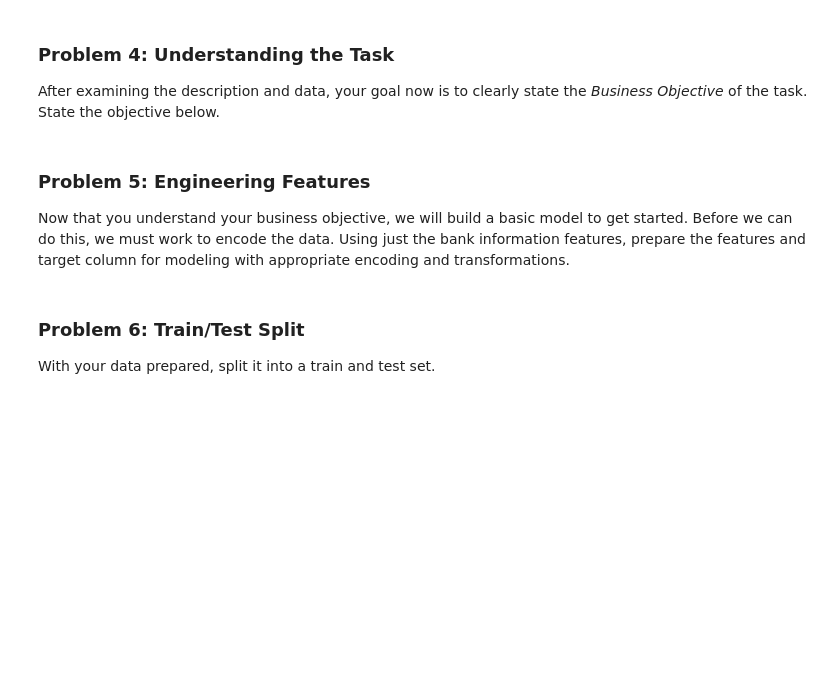
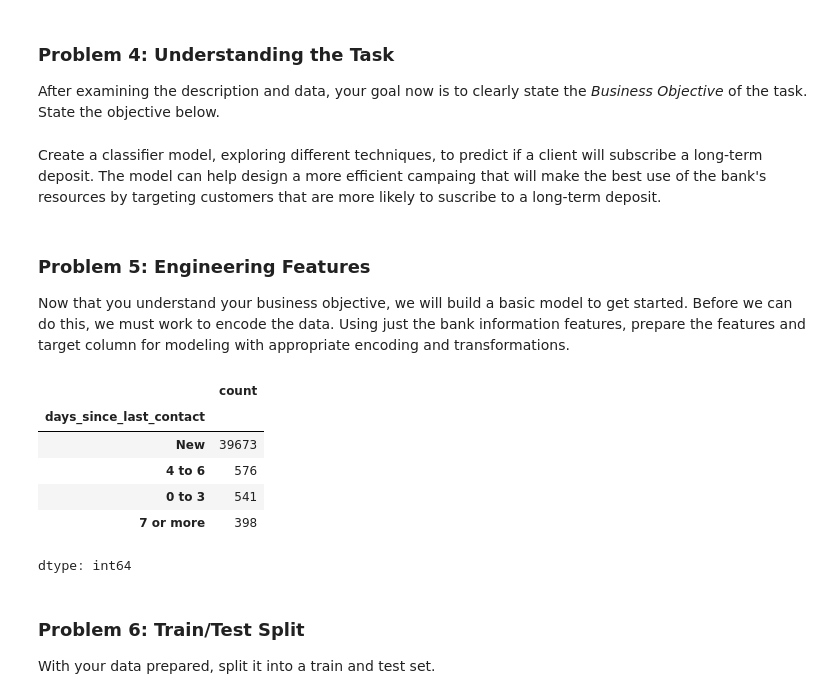
Before and after one commit to vegalopm/ml-assignment-mod17, a Jupyter notebook: prompt_III.ipynb, the cells around one changed output. Drawn from its saved outputs; the diff is of its cells as text; code cells hidden in the pictures; blank space fills up the shorter version.

```diff
--- a/prompt_III.ipynb
+++ b/prompt_III.ipynb
@@ -76,4 +140,27 @@ df.info()
+# %% [markdown]
+Create a classifier model, exploring different techniques, to predict if a client will subscribe a long-term deposit. The model can help design a more efficient campaing that will make the best use of the bank's resources by targeting customers that are more likely to suscribe to a long-term deposit.
 # %% [markdown]
 ### Problem 5: Engineering Features
 
 Now that you understand your business objective, we will build a basic model to get started.  Before we can do this, we must work to encode the data.  Using just the bank information features, prepare the features and target column for modeling with appropriate encoding and transformations.
+# %%
+# Let's remove the duration column since it says in the description
+# it should be discarded for purposes of creating a predictive model.
+bank_campaings.drop(columns = ['duration'], inplace = True)
+
+# Let's replace the pdays column with a new column 'days_since_last_contact'
+# with categories: 'New' for '999', '0 to 3', '4 to 6', '7 or more'.
+bank_campaings['days_since_last_contact'] = 'New'
+bank_campaings.loc[(bank_campaings['pdays'] >= 7) & (bank_campaings['pdays'] < 999), 'days_since_last_contact'] = '7 or more'
+bank_campaings.loc[(bank_campaings['pdays'] >= 4) & (bank_campaings['pdays'] <= 6), 'days_since_last_contact'] = '4 to 6'
+bank_campaings.loc[(bank_campaings['pdays'] >= 0) & (bank_campaings['pdays'] <= 3), 'days_since_last_contact'] = '0 to 3'
+bank_campaings.drop(columns = ['pdays'], inplace = True)
+bank_campaings['days_since_last_contact'].value_counts()
+# %% [output]
+|  | count |
+| days_since_last_contact |  |
+| New | 39673 |
+| 4 to 6 | 576 |
+| 0 to 3 | 541 |
+| 7 or more | 398 |
+dtype: int64
```
Also changed, not shown: parts of 14 cells of this notebook.
